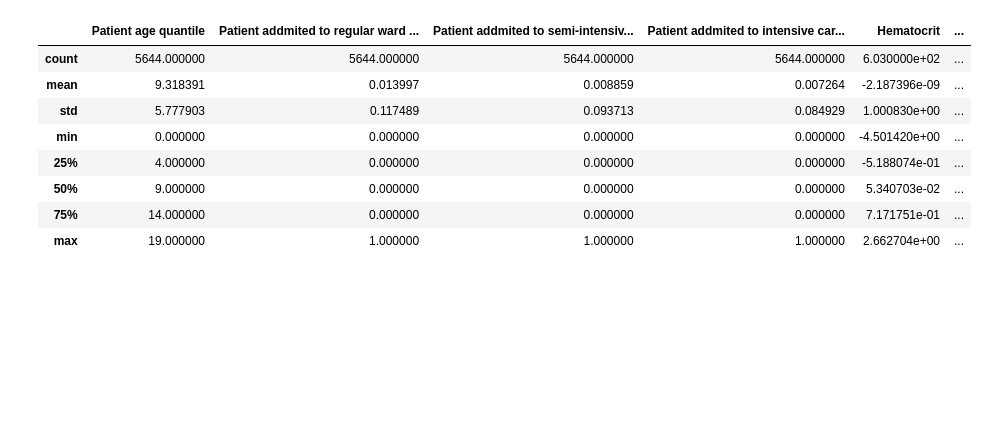
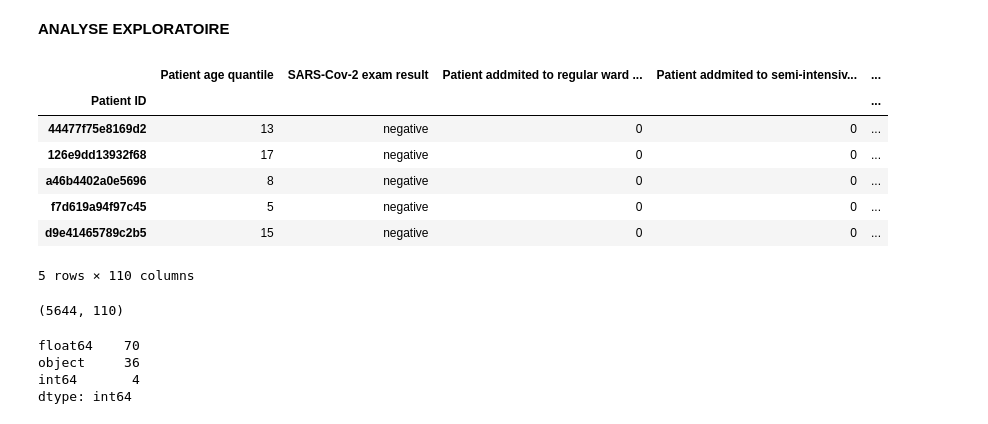
Before and after one commit to m3nkam/ml-covid19, a Jupyter notebook: pfe_2021.ipynb, the cells around one changed output. Saved outputs shown, nothing was run; the diff lists cells and outputs as text; code cells hidden in the pictures; blank space fills up the shorter version.

```diff
--- a/pfe_2021.ipynb
+++ b/pfe_2021.ipynb
@@ -7,20 +7,34 @@ import pandas as pd
 from pandas_profiling import ProfileReport
 import matplotlib.pyplot as plt
 import seaborn as sns
+# %% [markdown]
+**ANALYSE EXPLORATOIRE**
 # %%
 #Importation du Dataset
 url = 'https://raw.githubusercontent.com/m3nkam/ml-covid19/main/datasetcovid19.csv'
-data = pd.read_csv(url, index_col=0, encoding = "ISO-8859-1")
+data = pd.read_csv(url, index_col=0, encoding = "UTF8")
 #Effectuons une copie de nos données
-df = data.copy()
-df.describe()
+df_raw = data.copy()
+df_raw.head()
 # %% [output]
-|  | Patient age quantile | Patient addmited to regular ward ... | Patient addmited to semi-intensiv... | Patient addmited to intensive car... | Hematocrit | ... |
-| count | 5644.000000 | 5644.000000 | 5644.000000 | 5644.000000 | 6.030000e+02 | ... |
-| mean | 9.318391 | 0.013997 | 0.008859 | 0.007264 | -2.187396e-09 | ... |
-| std | 5.777903 | 0.117489 | 0.093713 | 0.084929 | 1.000830e+00 | ... |
-| min | 0.000000 | 0.000000 | 0.000000 | 0.000000 | -4.501420e+00 | ... |
-| 25% | 4.000000 | 0.000000 | 0.000000 | 0.000000 | -5.188074e-01 | ... |
-| 50% | 9.000000 | 0.000000 | 0.000000 | 0.000000 | 5.340703e-02 | ... |
-| 75% | 14.000000 | 0.000000 | 0.000000 | 0.000000 | 7.171751e-01 | ... |
-| max | 19.000000 | 1.000000 | 1.000000 | 1.000000 | 2.662704e+00 | ... |
+|  | Patient age quantile | SARS-Cov-2 exam result | Patient addmited to regular ward ... | Patient addmited to semi-intensiv... | ... |
+| Patient ID |  |  |  |  | ... |
+| 44477f75e8169d2 | 13 | negative | 0 | 0 | ... |
+| 126e9dd13932f68 | 17 | negative | 0 | 0 | ... |
+| a46b4402a0e5696 | 8 | negative | 0 | 0 | ... |
+| f7d619a94f97c45 | 5 | negative | 0 | 0 | ... |
+| d9e41465789c2b5 | 15 | negative | 0 | 0 | ... |
+5 rows × 110 columns
+# %%
+#Déterminons le nombre de lignes et le nombre de colonnes
+df_raw.shape
+# %% [output]
+(5644, 110)
+# %%
+#Déterminons et dénombrons les types de variables présent dans le dataset
+df_raw.dtypes.value_counts()
+# %% [output]
+float64    70
+object     36
+int64       4
+dtype: int64
```
Also changed, not shown: parts of 7 cells of this notebook.
